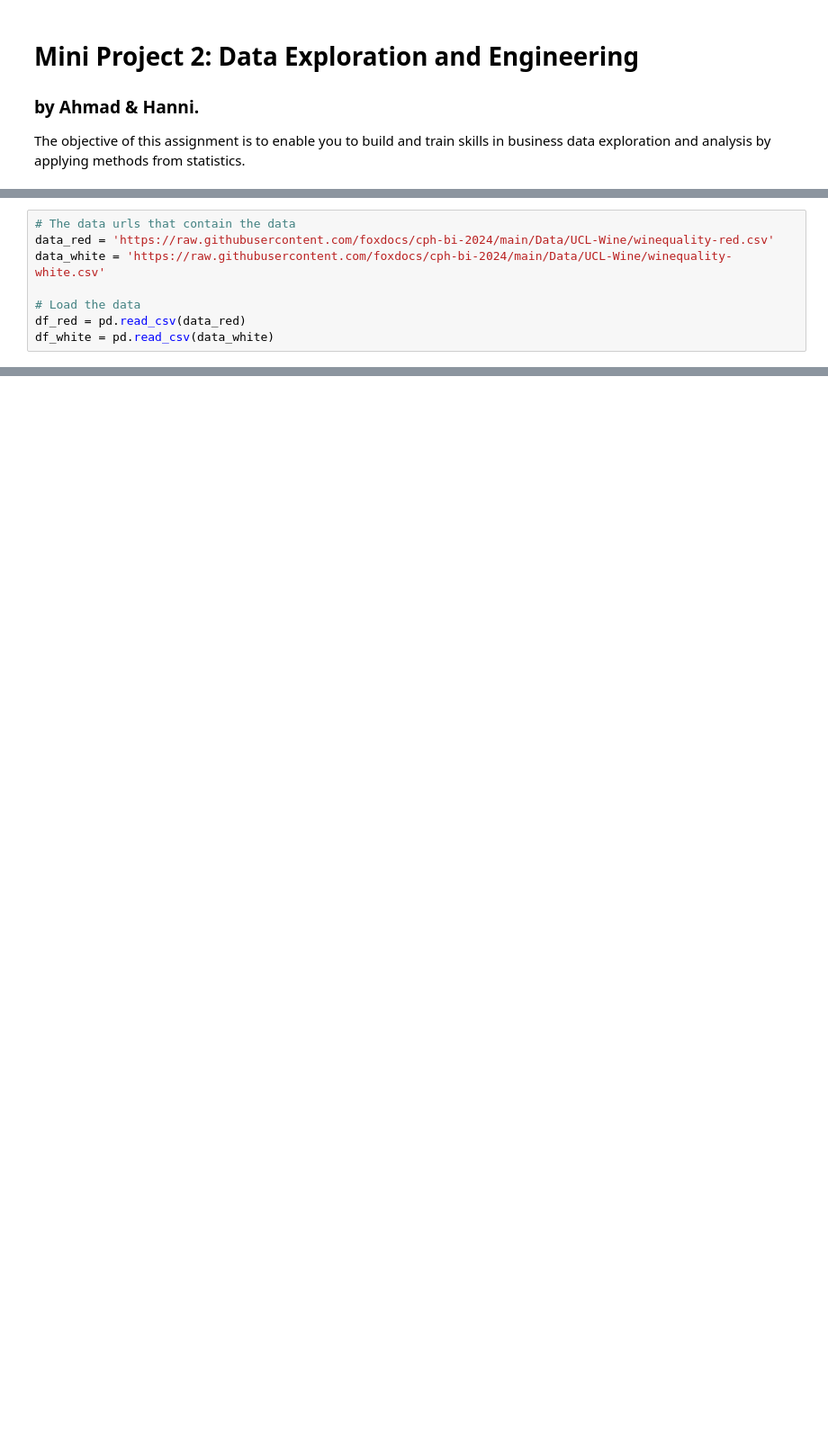
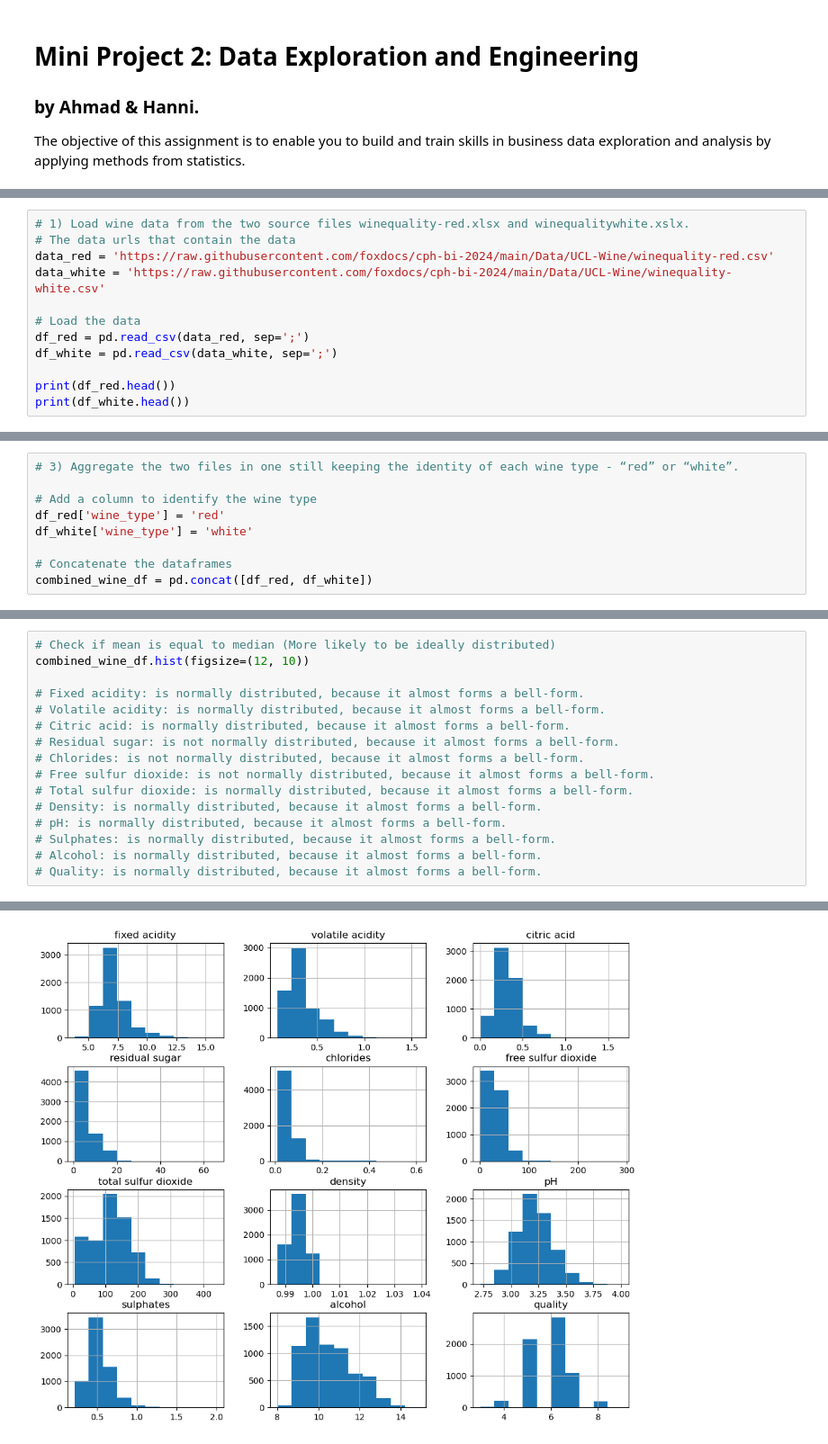
Before and after one commit to AhmadAlkaseb/BI, a Jupyter notebook: MiniProjekt2/data/MiniProjekt2V1.ipynb, the cells around one changed output, grey strips where cells are left out. Shown at 90% size. Cells and saved outputs as stored; diff of their text form; blank space fills up the shorter version.

```diff
--- a/MiniProjekt2/data/MiniProjekt2V1.ipynb
+++ b/MiniProjekt2/data/MiniProjekt2V1.ipynb
@@ -10,8 +13,12 @@ import pandas as pd
 # %%
+# 1) Load wine data from the two source files winequality-red.xlsx and winequalitywhite.xslx.
 # The data urls that contain the data
 data_red = 'https://raw.githubusercontent.com/foxdocs/cph-bi-2024/main/Data/UCL-Wine/winequality-red.csv'
 data_white = 'https://raw.githubusercontent.com/foxdocs/cph-bi-2024/main/Data/UCL-Wine/winequality-white.csv'
 
 # Load the data
-df_red = pd.read_csv(data_red)
-df_white = pd.read_csv(data_white)
+df_red = pd.read_csv(data_red, sep=';')
+df_white = pd.read_csv(data_white, sep=';')
+
+print(df_red.head())
+print(df_white.head())
@@ -31 +79,10 @@ fixed acidity;"volatile acidity";"citric acid";"residual sugar";"chlorides";"fre
 dtype: int64
+# %%
+# 3) Aggregate the two files in one still keeping the identity of each wine type - “red” or “white”.
+
+# Add a column to identify the wine type
+df_red['wine_type'] = 'red'
+df_white['wine_type'] = 'white'
+
+# Concatenate the dataframes
+combined_wine_df = pd.concat([df_red, df_white])
@@ -31,0 +136,17 @@ dtype: int64
+# %%
+# Check if mean is equal to median (More likely to be ideally distributed)
+combined_wine_df.hist(figsize=(12, 10))
+
+# Fixed acidity: is normally distributed, because it almost forms a bell-form.
+# Volatile acidity: is normally distributed, because it almost forms a bell-form.
+# Citric acid: is normally distributed, because it almost forms a bell-form.
+# Residual sugar: is not normally distributed, because it almost forms a bell-form.
+# Chlorides: is not normally distributed, because it almost forms a bell-form.
+# Free sulfur dioxide: is not normally distributed, because it almost forms a bell-form.
+# Total sulfur dioxide: is normally distributed, because it almost forms a bell-form.
+# Density: is normally distributed, because it almost forms a bell-form.
+# pH: is normally distributed, because it almost forms a bell-form.
+# Sulphates: is normally distributed, because it almost forms a bell-form.
+# Alcohol: is normally distributed, because it almost forms a bell-form.
+# Quality: is normally distributed, because it almost forms a bell-form.
+# %% [output]
@@ -31,0 +165 @@ dtype: int64
+[figure, added]
```
Also changed, not shown: parts of 31 cells of this notebook.
